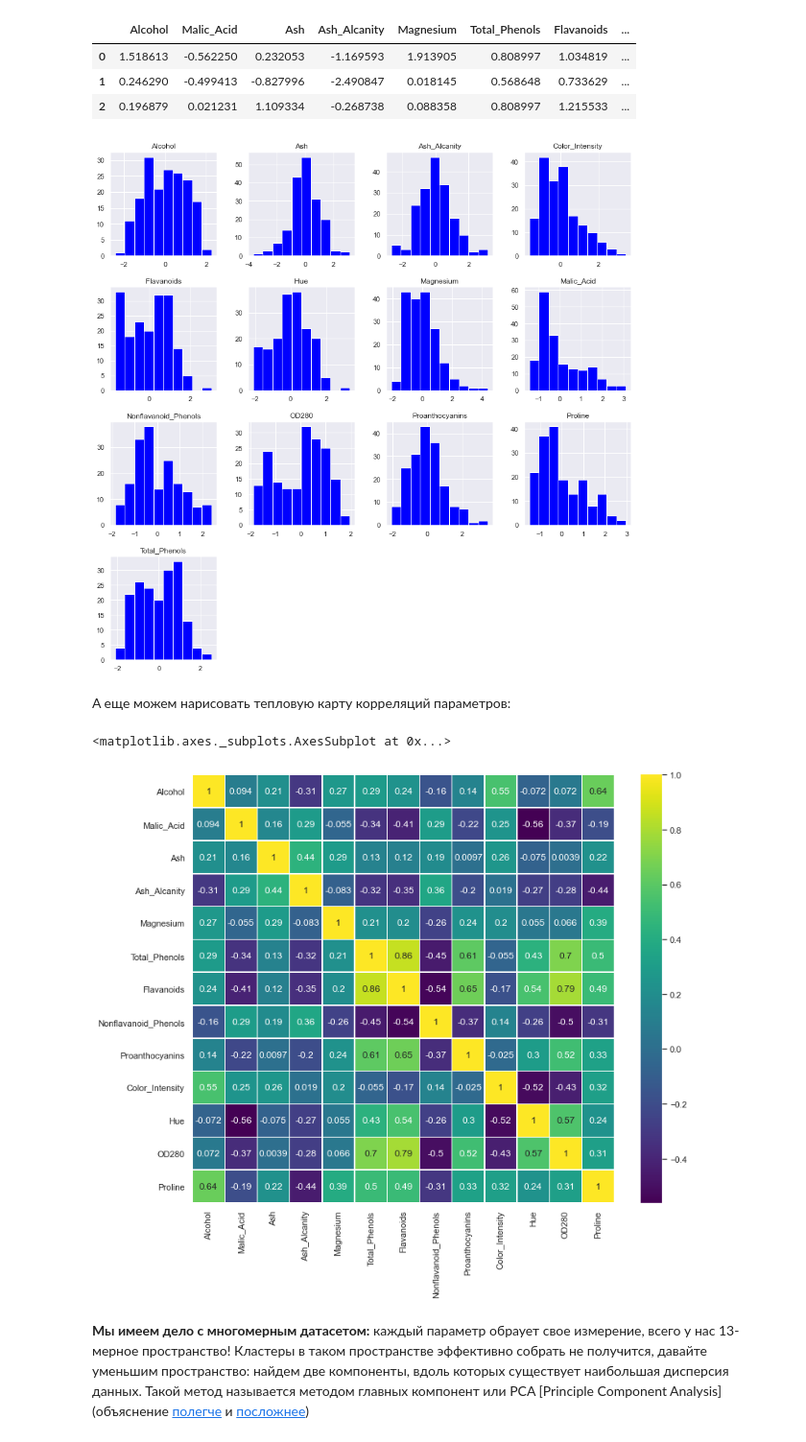
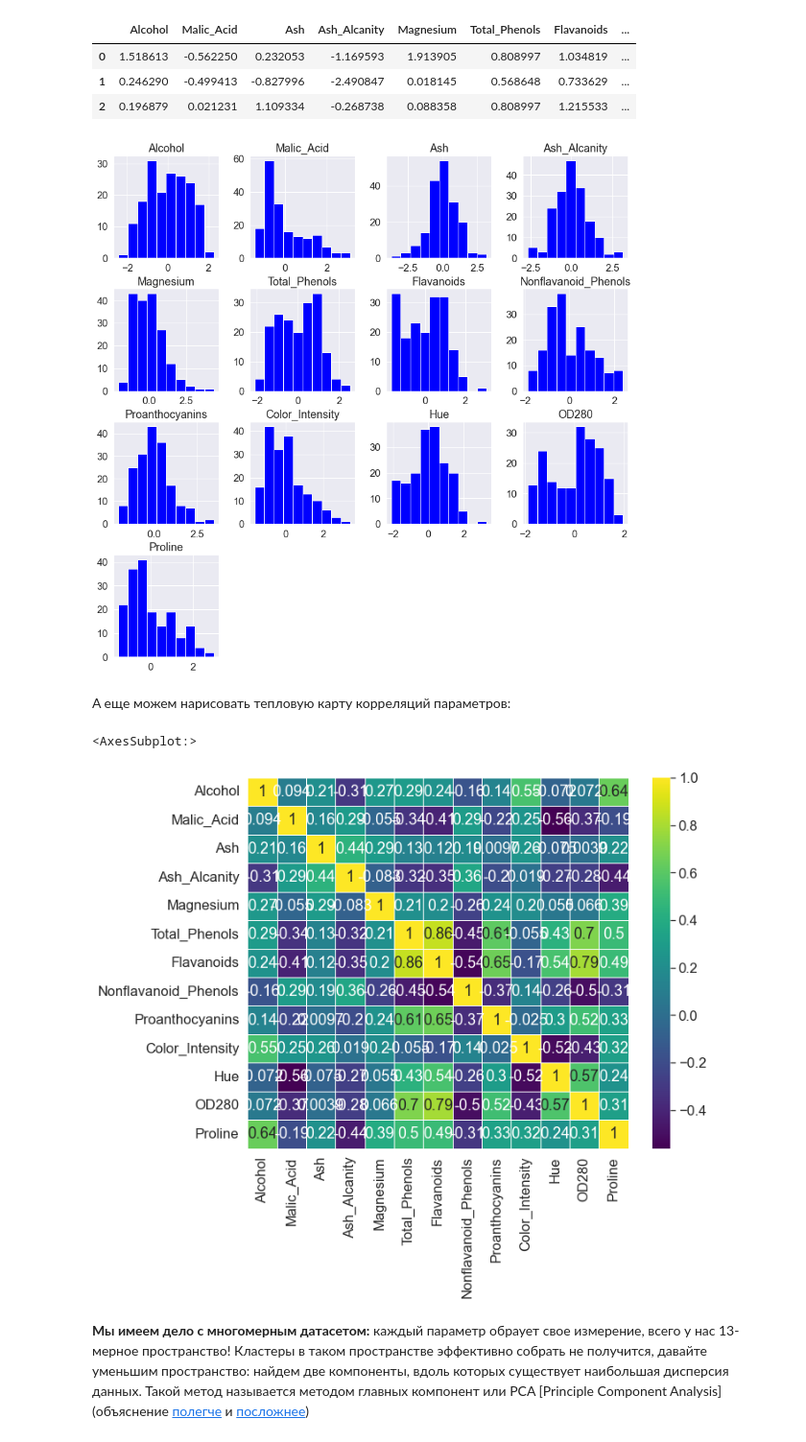
Before and after one commit to nstsj/ML_for_NLP, a Jupyter notebook: 6_clustering/dimred+clustering.ipynb, the cells around one changed output. Shown at 96% size. Saved outputs shown, nothing was run; the diff lists cells and outputs as text; code cells hidden in the pictures.

```diff
--- a/6_clustering/dimred+clustering.ipynb
+++ b/6_clustering/dimred+clustering.ipynb
@@ -107,13 +161,14 @@ data_scaled.head(3)
 | 1 | 0.246290 | -0.499413 | -0.827996 | -2.490847 | 0.018145 | 0.568648 | 0.733629 | ... |
 | 2 | 0.196879 | 0.021231 | 1.109334 | -0.268738 | 0.088358 | 0.808997 | 1.215533 | ... |
 # %%
-# отрисуем распределения параметров еще раз: формы не изменились, а шкалы изменились (стали едиными для всех параметров)
+sns.set(font_scale=1.5, rc={'figure.figsize':(15,15)})
 
-sns.set(font_scale=1, rc={'figure.figsize':(15,15)})
+ax=data_scaled.hist(color='blue' )
 
-ax=data_scaled.hist(color='blue')
+
+# обратите внимание на начения x и y
 # %% [output]
-[figure, old version]
+[figure, new version]
 # %%
 display(data_scaled.min())
 # data_scaled.max().max()
@@ -122,12 +177,12 @@ A еще можем нарисовать тепловую карту корре
 # %%
 corr = data_scaled.corr()
 
-plt.figure(figsize=(12,10))
+plt.figure(figsize=(10,8))
 
 sns.heatmap(corr, linewidths=.5, cmap='viridis', annot=True)
 # %% [output]
-<matplotlib.axes._subplots.AxesSubplot at 0x...>
+<AxesSubplot:>
-[figure, old version]
+[figure, new version]
 # %% [markdown]
 **Мы имеем дело с многомерным датасетом:** каждый параметр обраует свое измерение, всего у нас 13-мерное пространство! Кластеры в таком пространстве эффективно собрать не получится, давайте уменьшим пространство: найдем две компоненты, вдоль которых существует наибольшая дисперсия данных. Такой метод называется методом главных компонент или PCA [Principle Component Analysis] (объяснение [полегче](https://habr.com/ru/post/304214/) и [посложнее](http://machinelearning.ru/wiki/index.php?title=%D0%9C%D0%B5%D1%82%D0%BE%D0%B4_%D0%B3%D0%BB%D0%B0%D0%B2%D0%BD%D1%8B%D1%85_%D0%BA%D0%BE%D0%BC%D0%BF%D0%BE%D0%BD%D0%B5%D0%BD%D1%82))
 # %%
```
Also changed, not shown: parts of 62 cells of this notebook, 3 other files.
